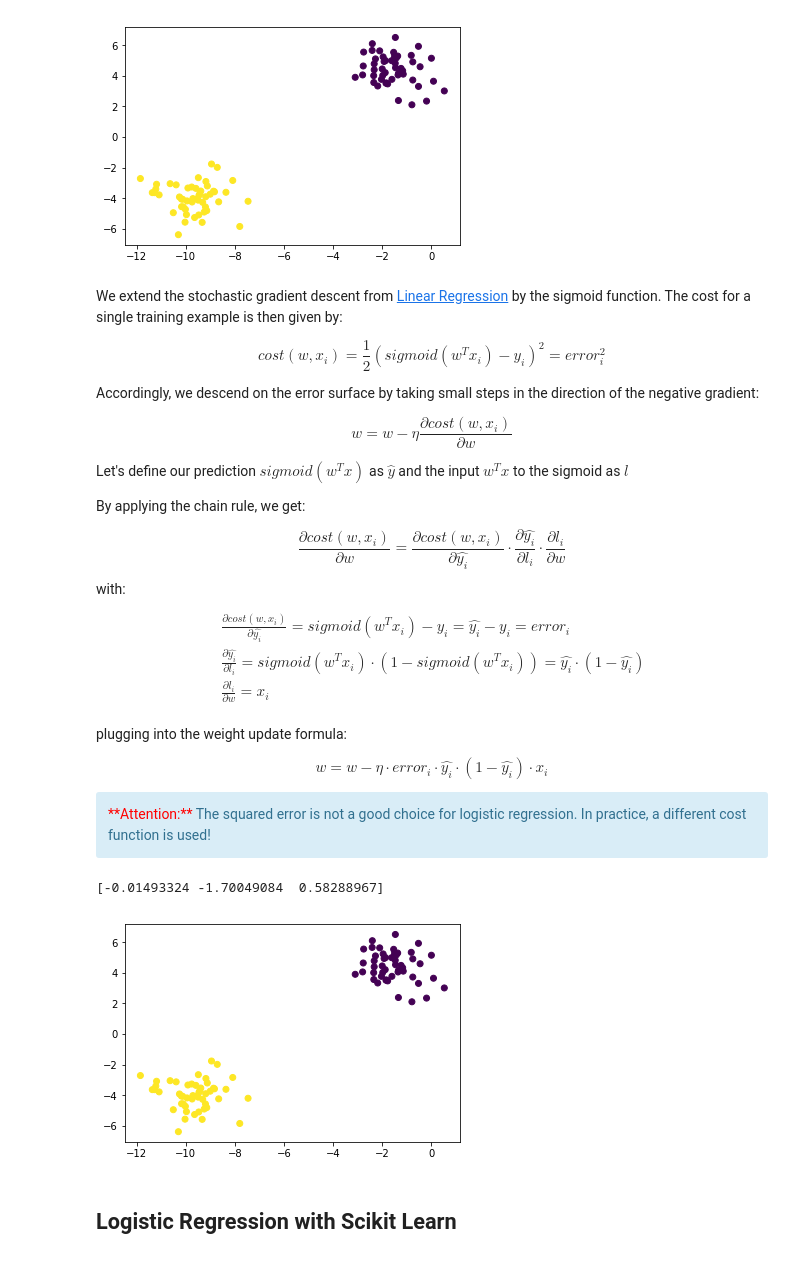
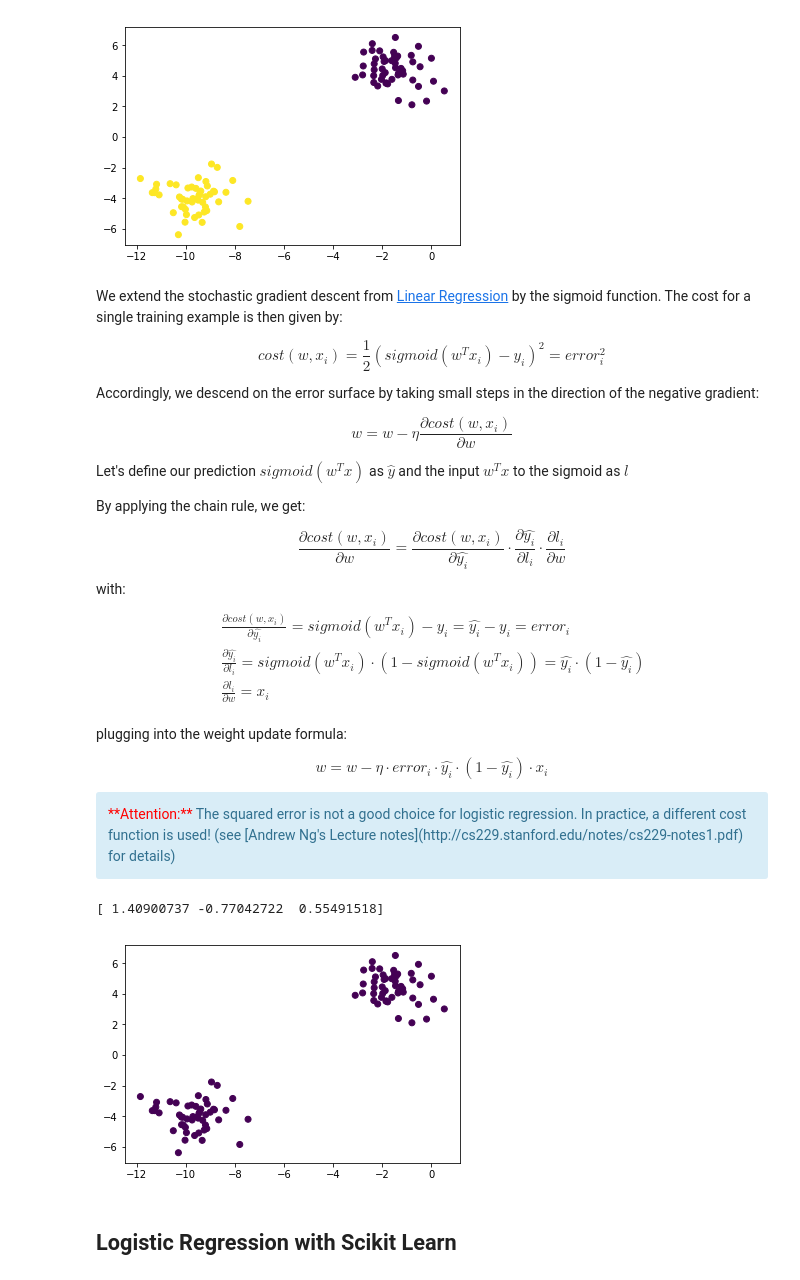
Before and after one commit to zieglerk/data-science-tutorials, a Jupyter notebook: Classification/Logistic_regression.ipynb, the cells around one changed output. Cells and saved outputs as stored; diff of their text form; code cells hidden in the pictures.

```diff
--- a/Classification/Logistic_regression.ipynb
+++ b/Classification/Logistic_regression.ipynb
@@ -73,7 +73,7 @@ w = w - \eta \cdot error_i \cdot \hat{y_i} \cdot (1-\hat{y_i}) \cdot x_i
 $$
 
 <div class = "alert alert-info">
-<span style="color:red">**Attention:**</span> The squared error is not a good choice for logistic regression. In practice, a different cost function is used!
+<span style="color:red">**Attention:**</span> The squared error is not a good choice for logistic regression. In practice, a different cost function is used! (see [Andrew Ng's Lecture notes](http://cs229.stanford.edu/notes/cs229-notes1.pdf) for details)
 </div>
 # %%
 # stochastic gradient descent
@@ -103,14 +103,14 @@ def lr_predictor(x,weights):
     expanded = np.concatenate([x,np.ones(x.shape[0]).reshape(x.shape[0],1)], axis=1) # add bias feature with value 1
     return np.where(sigmoid(np.dot(expanded,weights)) < 0.5,0,1)
 # %%
-w_lr = lr_sg(X,y,iterations=10000)
+w_lr = lr_sg(X,y,iterations=1000)
 print(w_lr)
 
 plt.scatter(X[:,0],X[:,1],c=lr_predictor(X,w_lr))
 plt.show()
 # %% [output]
-[-0.01493324 -1.70049084  0.58288967]
+[ 1.40900737 -0.77042722  0.55491518]
-[figure, old version]
+[figure, new version]
 # %% [markdown]
 ## Logistic Regression with Scikit Learn
 # %%
```
